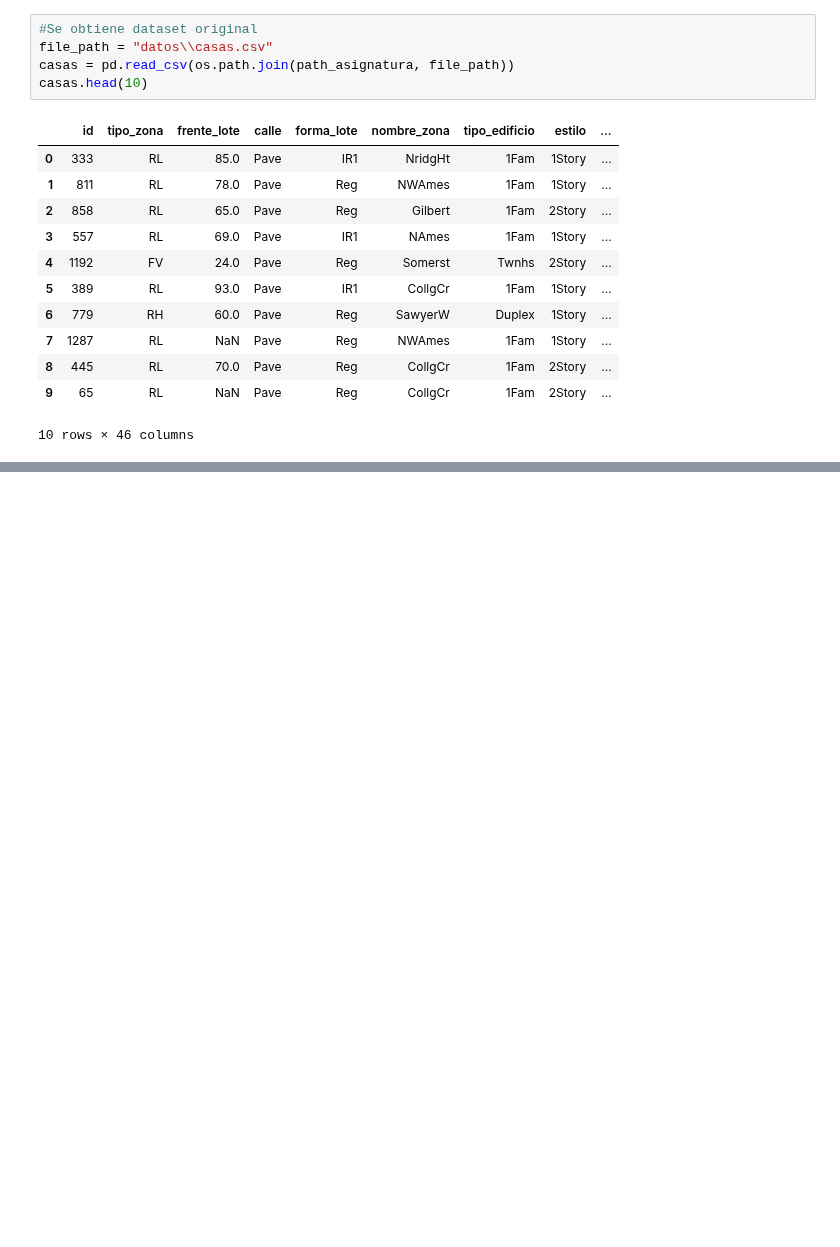
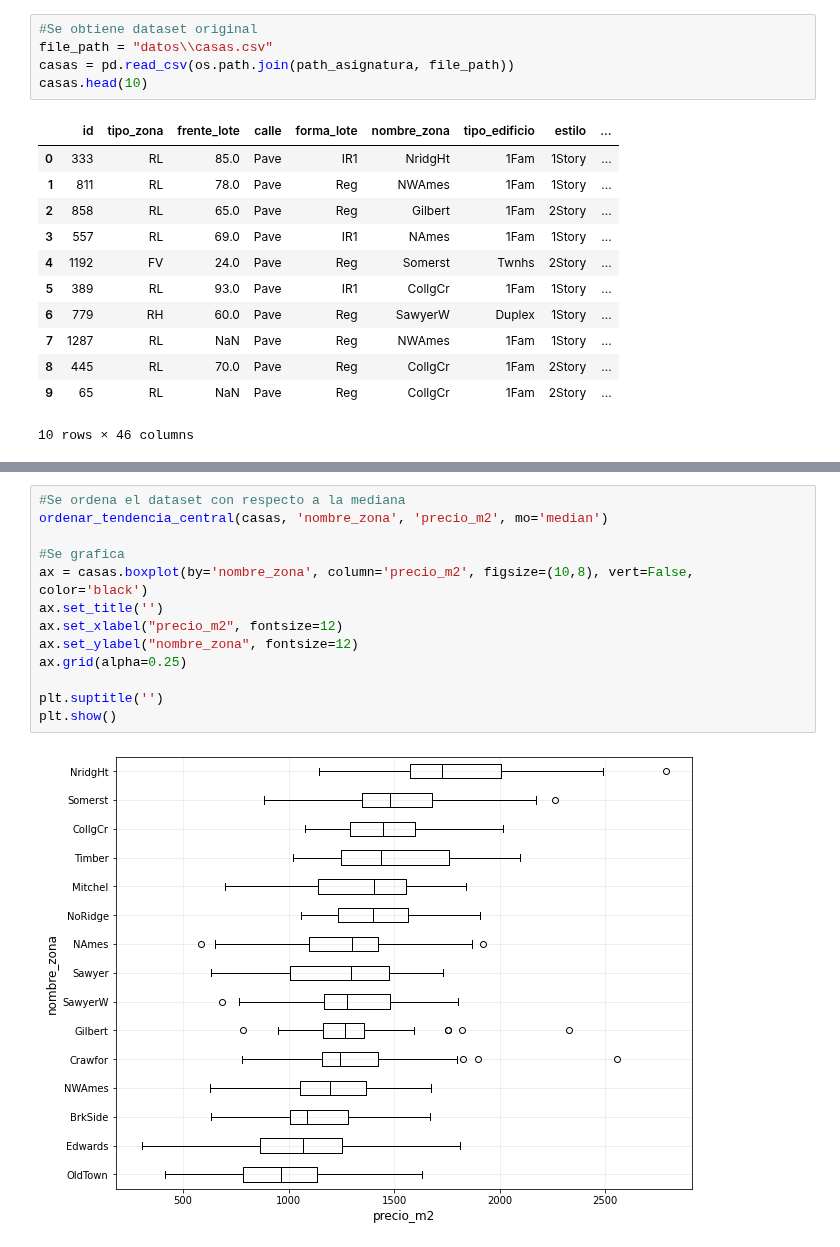
Before and after one commit to CAMM961001/itam-mcd, a Jupyter notebook: fundamentos-estadisticos/libros/analisis_exploratorio.ipynb, the cells around one changed output, grey strips where cells are left out. Saved outputs shown, nothing was run; the diff lists cells and outputs as text; blank space fills up the shorter version.

```diff
--- a/fundamentos-estadisticos/libros/analisis_exploratorio.ipynb
+++ b/fundamentos-estadisticos/libros/analisis_exploratorio.ipynb
@@ -349,0 +416,15 @@ casas.head(10)
+# %%
+#Se ordena el dataset con respecto a la mediana
+ordenar_tendencia_central(casas, 'nombre_zona', 'precio_m2', mo='median')
+
+#Se grafica
+ax = casas.boxplot(by='nombre_zona', column='precio_m2', figsize=(10,8), vert=False, color='black')
+ax.set_title('')
+ax.set_xlabel("precio_m2", fontsize=12)
+ax.set_ylabel("nombre_zona", fontsize=12)
+ax.grid(alpha=0.25)
+
+plt.suptitle('')
+plt.show()
+# %% [output]
+[figure, added]
```
Also changed, not shown: parts of 5 cells of this notebook.
